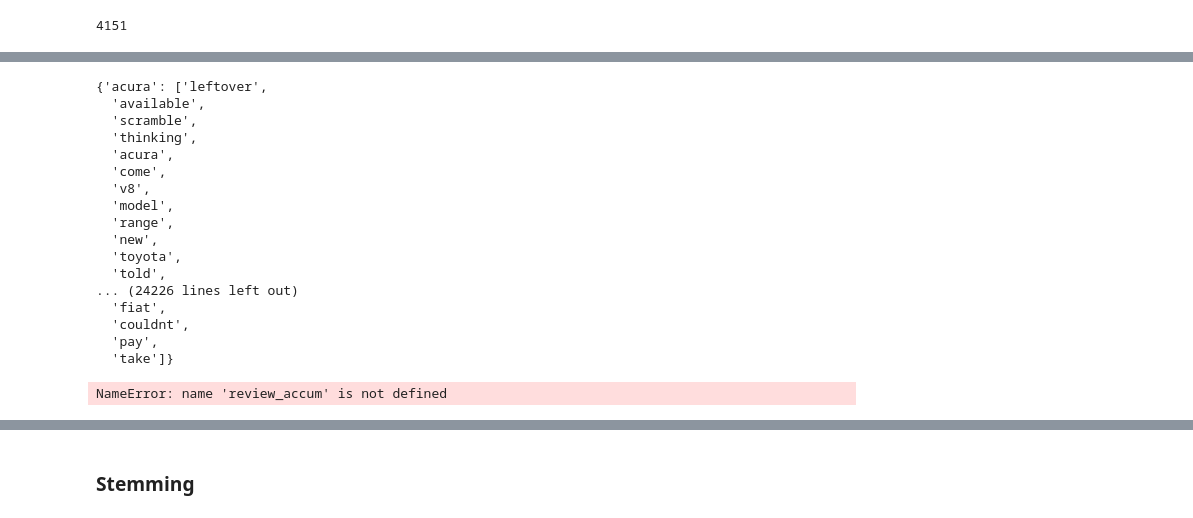
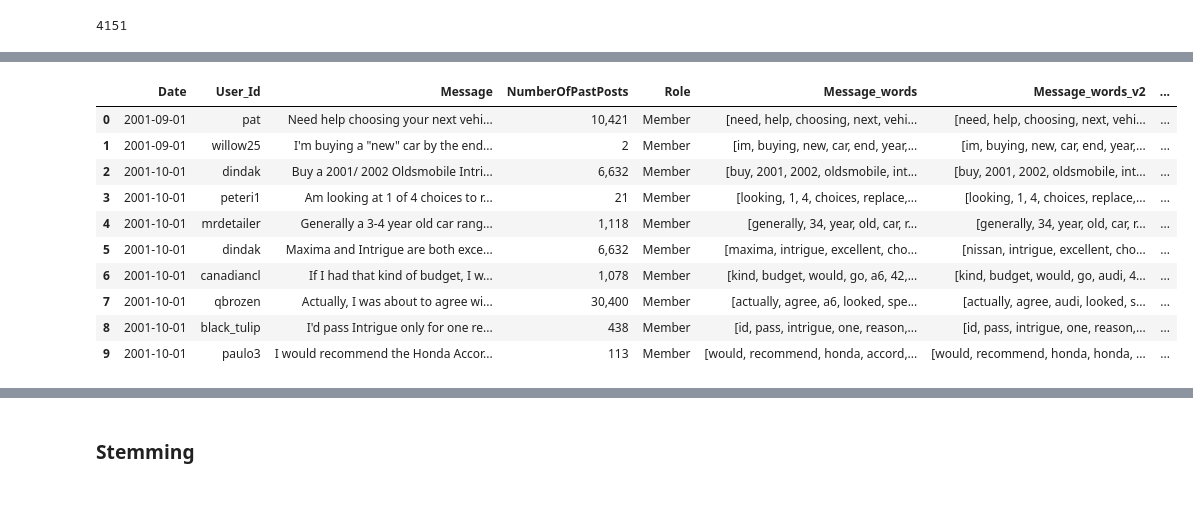
Before and after one commit to zack-tan/car-forums-text-analysis, a Jupyter notebook: tasks_c_d_louis.ipynb, the cells around one changed output, grey strips where cells are left out. Cells and saved outputs as stored; diff of their text form; code cells hidden in the pictures.

```diff
--- a/tasks_c_d_louis.ipynb
+++ b/tasks_c_d_louis.ipynb
@@ -333,23 +320,3 @@ review_accum_1st
-# %%
-review_accum_2nd
-# %% [output]
-{'acura': ['leftover',
-  'available',
-  'scramble',
-  'thinking',
-  'acura',
-  'come',
-  'v8',
-  'model',
-  'range',
-  'new',
-  'toyota',
-  'told',
-... (24226 lines left out)
-  'fiat',
-  'couldnt',
-  'pay',
-  'take']}
 # %%
 ## from here, we are ready to start counting attributes per brand
 ## we also need to consider replacing some similar attributes before doing the final count
@@ -357,14 +323,14 @@ review_accum_2nd
-# %%
-# first lets discover popular attributes regardless of brands
-
-all_attributes = []
-
-for i in list(review_accum.values()):
-    all_attributes.extend(i)
-
-words = pd.Series(all_attributes)
-
-words.value_counts().head(40) # this shows the frequencies of each word
-# the most "rustic" approach would be to literally print them in order and take note of the ones that can be considered "attributes"
-# %% [output]
-NameError: name 'review_accum' is not defined
+# %%
+df.head(10)
+# %% [output]
+|  | Date | User_Id | Message | NumberOfPastPosts | Role | Message_words | Message_words_v2 | ... |
+| 0 | 2001-09-01 | pat | Need help choosing your next vehi... | 10,421 | Member | [need, help, choosing, next, vehi... | [need, help, choosing, next, vehi... | ... |
+| 1 | 2001-09-01 | willow25 | I'm buying a "new" car by the end... | 2 | Member | [im, buying, new, car, end, year,... | [im, buying, new, car, end, year,... | ... |
+| 2 | 2001-10-01 | dindak | Buy a 2001/ 2002 Oldsmobile Intri... | 6,632 | Member | [buy, 2001, 2002, oldsmobile, int... | [buy, 2001, 2002, oldsmobile, int... | ... |
+| 3 | 2001-10-01 | peteri1 | Am looking at 1 of 4 choices to r... | 21 | Member | [looking, 1, 4, choices, replace,... | [looking, 1, 4, choices, replace,... | ... |
+| 4 | 2001-10-01 | mrdetailer | Generally a 3-4 year old car rang... | 1,118 | Member | [generally, 34, year, old, car, r... | [generally, 34, year, old, car, r... | ... |
+| 5 | 2001-10-01 | dindak | Maxima and Intrigue are both exce... | 6,632 | Member | [maxima, intrigue, excellent, cho... | [nissan, intrigue, excellent, cho... | ... |
+| 6 | 2001-10-01 | canadiancl | If I had that kind of budget, I w... | 1,078 | Member | [kind, budget, would, go, a6, 42,... | [kind, budget, would, go, audi, 4... | ... |
+| 7 | 2001-10-01 | qbrozen | Actually, I was about to agree wi... | 30,400 | Member | [actually, agree, a6, looked, spe... | [actually, agree, audi, looked, s... | ... |
+| 8 | 2001-10-01 | black_tulip | I'd pass Intrigue only for one re... | 438 | Member | [id, pass, intrigue, one, reason,... | [id, pass, intrigue, one, reason,... | ... |
+| 9 | 2001-10-01 | paulo3 | I would recommend the Honda Accor... | 113 | Member | [would, recommend, honda, accord,... | [would, recommend, honda, honda, ... | ... |
```
Also changed, not shown: parts of 85 cells of this notebook.
